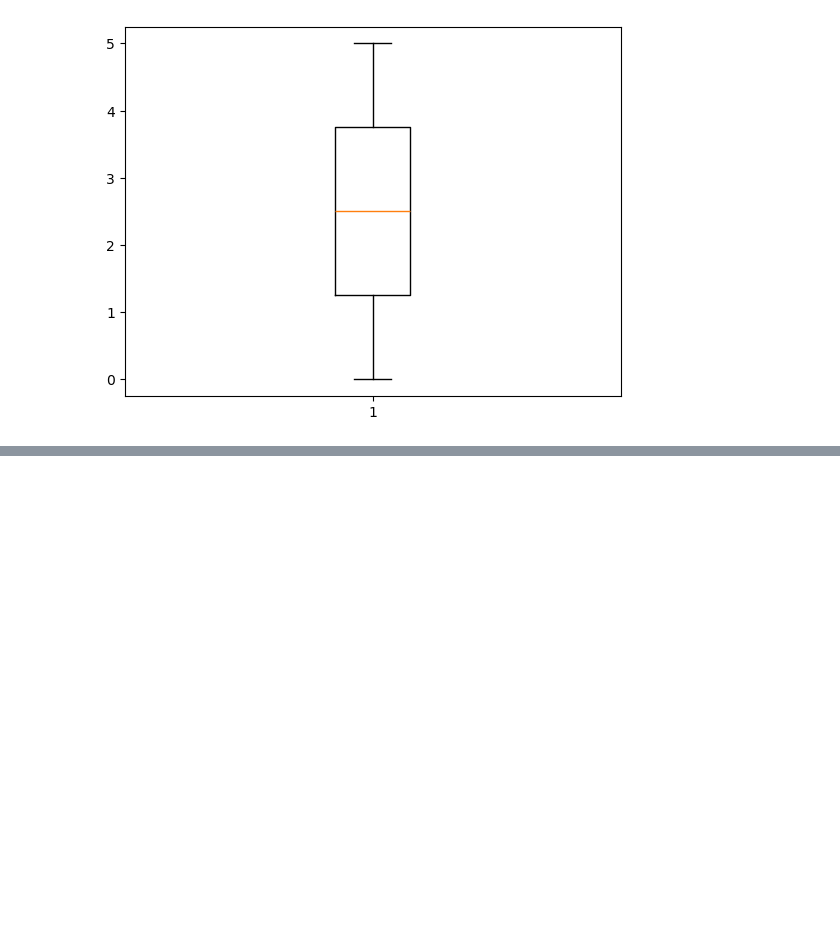
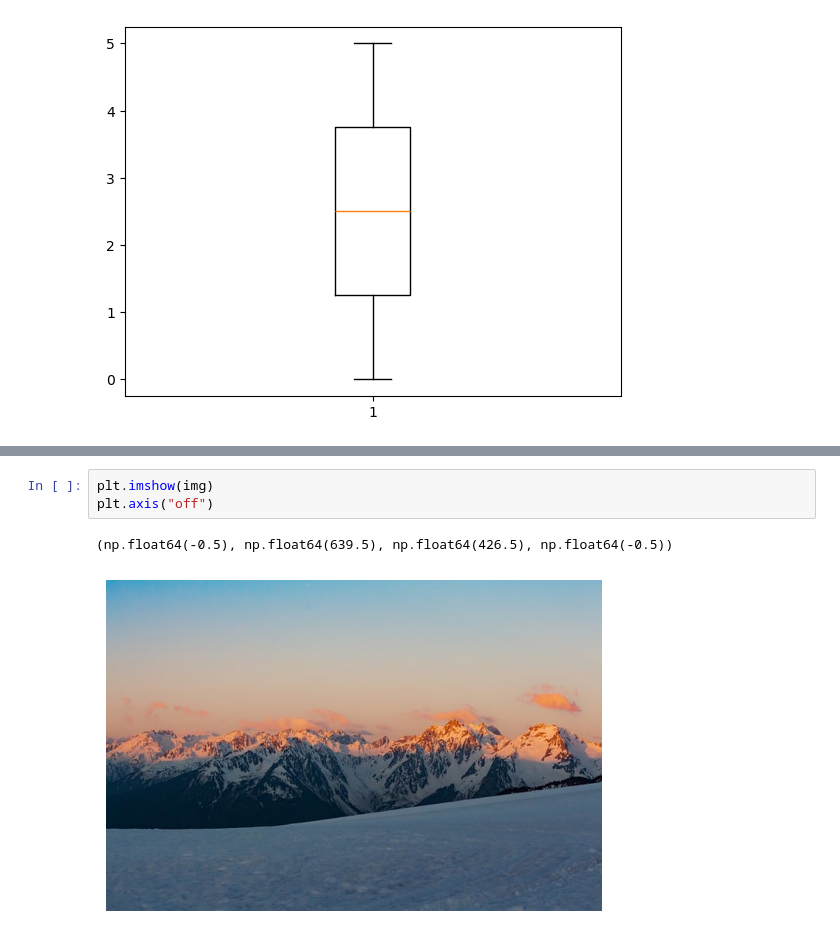
Before and after one commit to nishita-esrat/machine-learning, a Jupyter notebook: matplotlib/matplotlib.ipynb, the cells around one changed output, grey strips where cells are left out. Saved outputs shown, nothing was run; the diff lists cells and outputs as text; blank space fills up the shorter version.

```diff
--- a/matplotlib/matplotlib.ipynb
+++ b/matplotlib/matplotlib.ipynb
@@ -80,0 +100,6 @@ plt.boxplot(x)
+# %%
+plt.imshow(img)
+plt.axis("off")
+# %% [output]
+(np.float64(-0.5), np.float64(639.5), np.float64(426.5), np.float64(-0.5))
+[figure, added]
```
Also changed, not shown: parts of 10 cells of this notebook, 3 other files.
